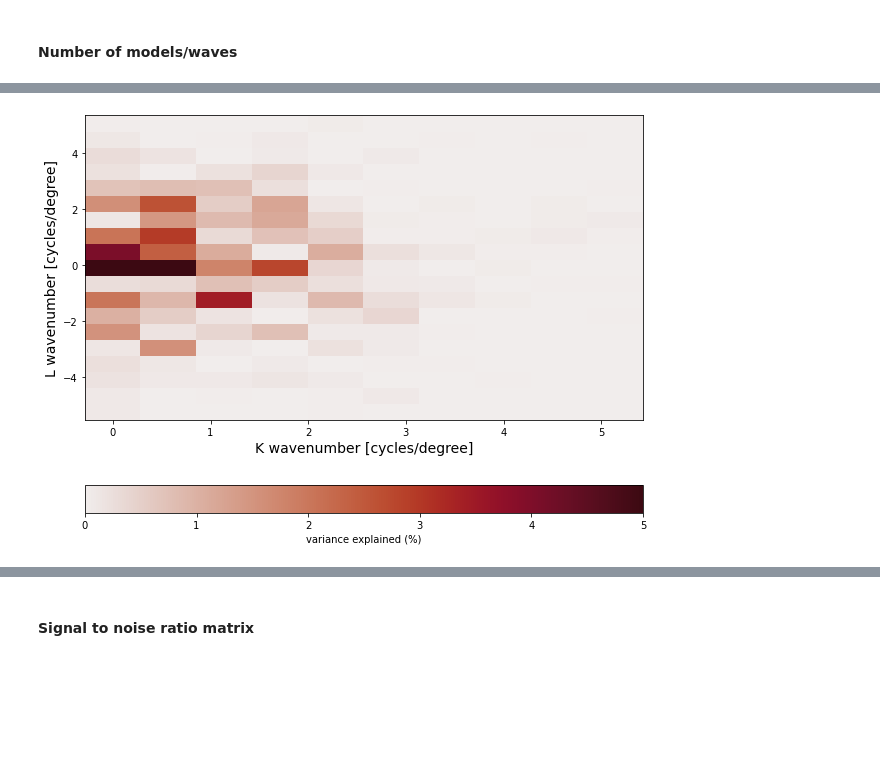
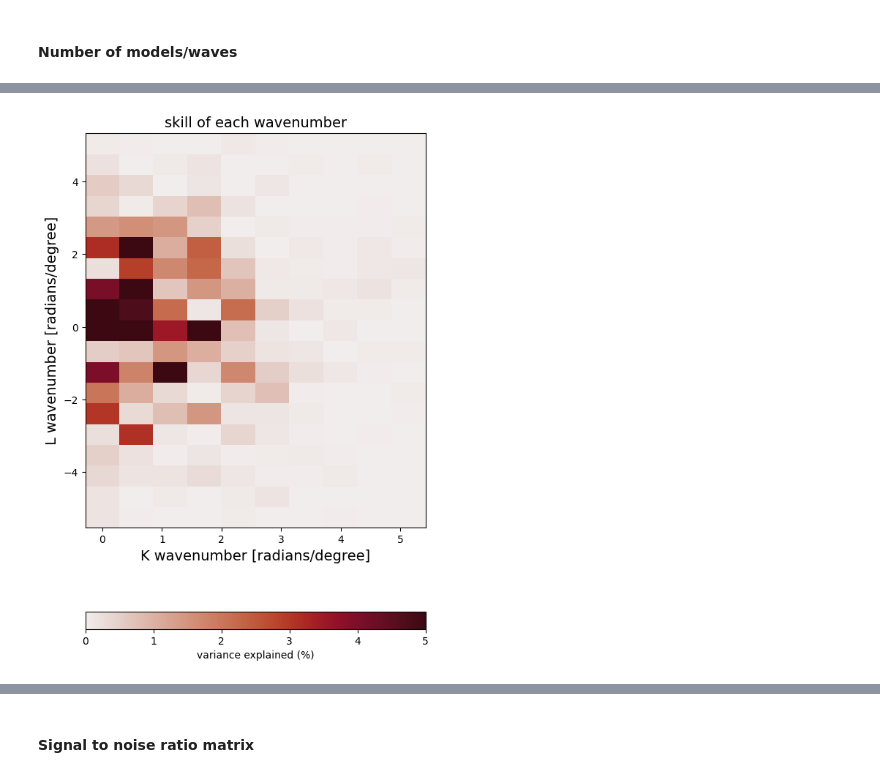
Before and after one commit to yugaophd/cer-swot, a Jupyter notebook: CER101_aviso_forward_model.ipynb, the cells around one changed output, grey strips where cells are left out. Cells and saved outputs as stored; diff of their text form; code cells hidden in the pictures; blank space fills up the shorter version.

```diff
--- a/CER101_aviso_forward_model.ipynb
+++ b/CER101_aviso_forward_model.ipynb
@@ -102,8 +108,8 @@ L_lon = 10 # domain lognitude length
 
 domain_factor = 1.1 # the smaller, the less waves
 
-k_interval = 2 * np.pi / (domain_factor * L_lat) # zonal wavemenumber interval
-l_interval = 2 * np.pi / (domain_factor * L_lon) # longitutional wavemenumber interval
+k_interval = 2 * np.pi / (domain_factor * L_lon) # zonal wavemenumber interval
+l_interval = 2 * np.pi / (domain_factor * L_lat) # meridional wavemenumber interval
 
 lamda_min = 1.2 # 100km = 1 degree minimum wavelength resolved , the smaller, the more waves
 
@@ -139,13 +169,14 @@ M = l_n.size * k_n.size
 # %%
 kk, ll = np.meshgrid(k_n, l_n)
 # %%
-plt.figure(figsize = (10, 8))
-plt.pcolor(kk, ll, skill[:, :, 0] * 100, cmap = cmo.cm.amp, vmin = 0, vmax = 5)
-plt.xlabel('K wavenumber [cycles/degree]', fontsize = 14)
-plt.ylabel('L wavenumber [cycles/degree]', fontsize = 14)
+plt.figure(figsize = (6, 10))
+plt.pcolor(kk,ll, skill[:, :, 0].T * 100, cmap = cmo.cm.amp, vmin = 0, vmax = 5)
+#plt.pcolor(kk,ll,skill[:,:, 0].T * 100, cmap = cmo.cm.amp, vmin = 0, vmax = 5)
+plt.xlabel('K wavenumber [radians/degree]', fontsize = 14)
+plt.ylabel('L wavenumber [radians/degree]', fontsize = 14)
 plt.colorbar(orientation = 'horizontal', label = 'variance explained (%)')
-#plt.title('skill of each wavenumber', fontsize = 14)
+plt.title('skill of each wavenumber', fontsize = 14)
 plt.savefig('./skill_matrix_AVISO.png')
 plt.savefig('./AVISO_skill_matrix_' + str(M) + '.png')
 # %% [output]
-[figure, old version]
+[figure, new version]
```
Also changed, not shown: parts of 22 cells of this notebook, 4 other files.
